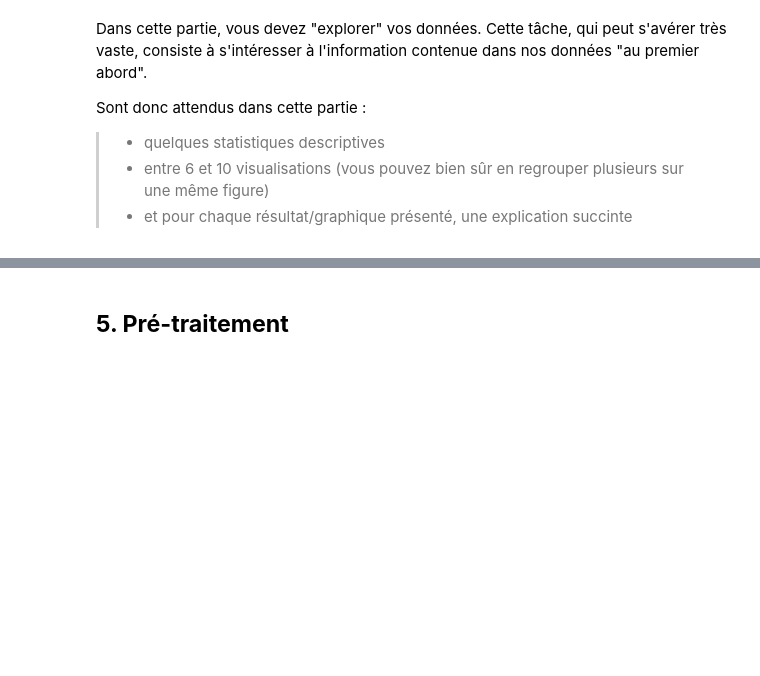
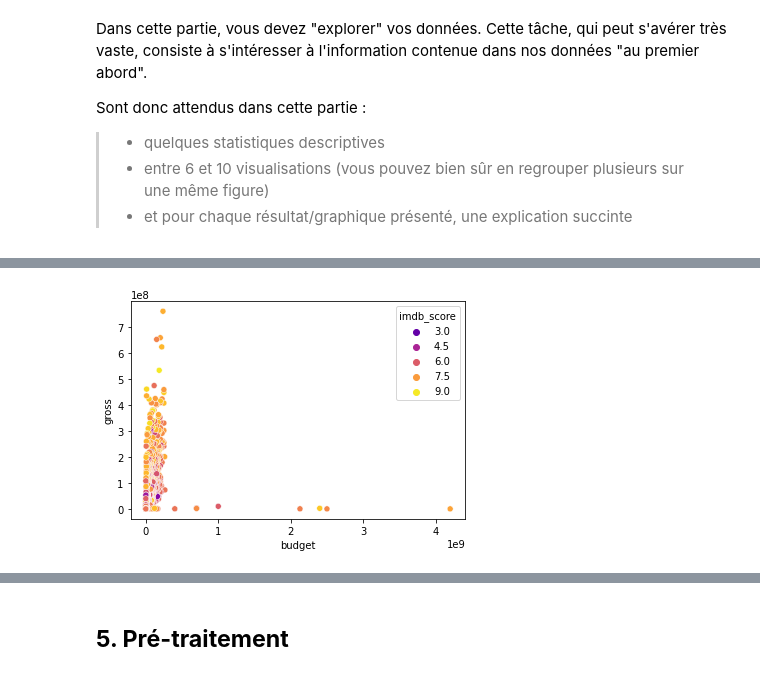
Before and after one commit to Florent-Vanhollebeke/Rendus_projets_Florent, a Jupyter notebook: Projet_en_cours/Projet P6 - revisions ML.ipynb, the cells around one changed output, grey strips where cells are left out. Cells and saved outputs as stored; diff of their text form; code cells hidden in the pictures; blank space fills up the shorter version.

Commit message:
2nd version projet P6 IMDB

```diff
--- a/Projet_en_cours/Projet P6 - revisions ML.ipynb
+++ b/Projet_en_cours/Projet P6 - revisions ML.ipynb
@@ -471,0 +481,3 @@ data
+# %%
+data = pd.concat((data.drop('color', axis=1), pd.get_dummies(data.color, drop_first=True)), axis=1)
+data
@@ -482,0 +527,4 @@ Sont donc attendus dans cette partie :
+# %%
+sns.scatterplot(data=data, x='budget', y ='gross', hue='imdb_score', palette='plasma');
+# %% [output]
+[figure, added]
```
Also changed, not shown: parts of 26 cells of this notebook, 1 other file.
